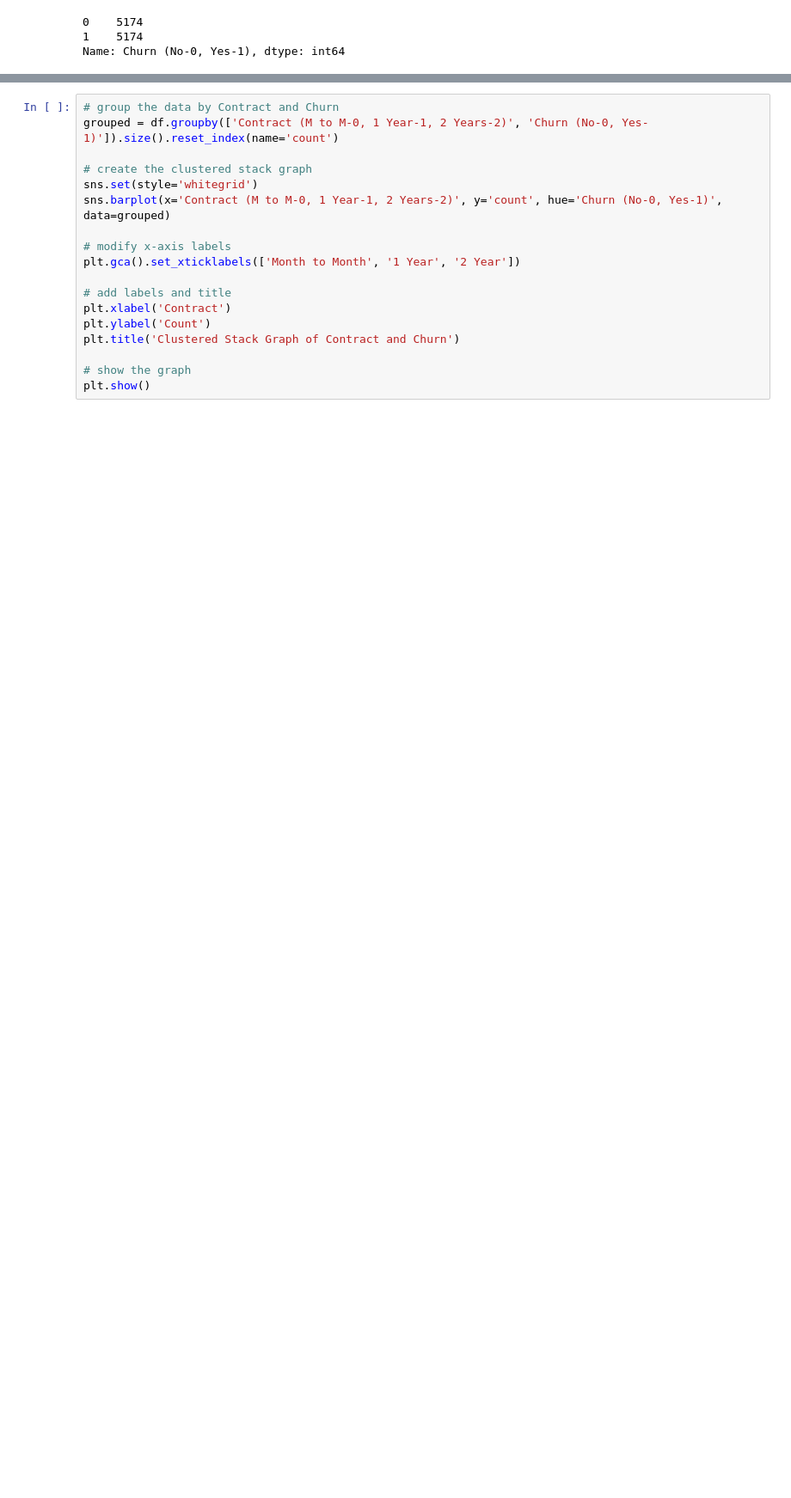
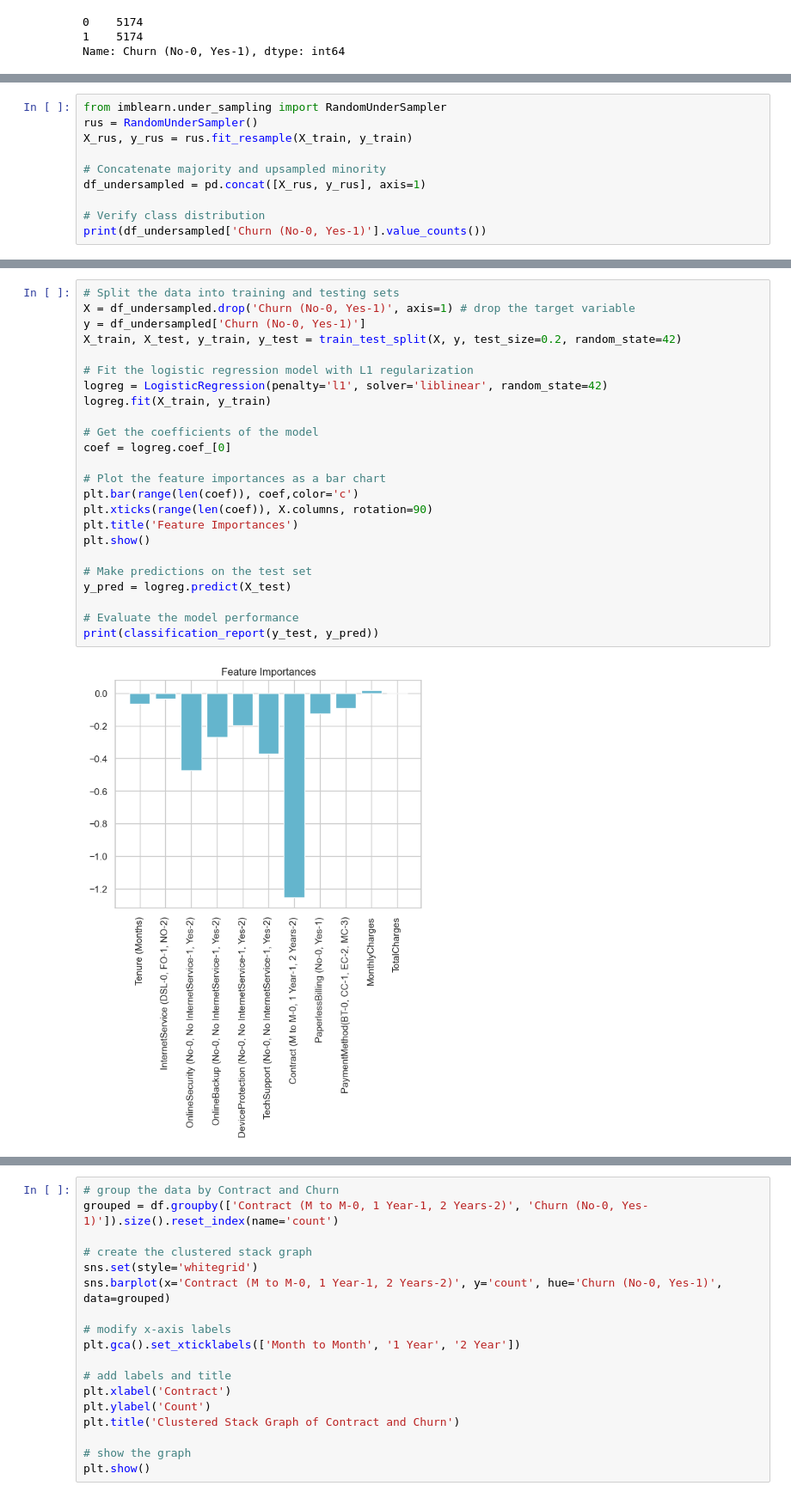
Before and after one commit to rickashb/BigDataAnalytics, a Jupyter notebook: bigdproject.ipynb, the cells around one changed output, grey strips where cells are left out. Shown at 86% size. Drawn from its saved outputs; the diff is of its cells as text; blank space fills up the shorter version.

Commit message:
ID3 -Removed 2nd Logistic Regression added Undersampling

```diff
--- a/bigdproject.ipynb
+++ b/bigdproject.ipynb
@@ -716,0 +768,10 @@ weighted avg       0.79      0.79      0.79      2070
+# %%
+from imblearn.under_sampling import RandomUnderSampler
+rus = RandomUnderSampler()
+X_rus, y_rus = rus.fit_resample(X_train, y_train)
+
+# Concatenate majority and upsampled minority
+df_undersampled = pd.concat([X_rus, y_rus], axis=1)
+
+# Verify class distribution
+print(df_undersampled['Churn (No-0, Yes-1)'].value_counts())
@@ -716,0 +782,26 @@ weighted avg       0.79      0.79      0.79      2070
+# %%
+# Split the data into training and testing sets
+X = df_undersampled.drop('Churn (No-0, Yes-1)', axis=1) # drop the target variable
+y = df_undersampled['Churn (No-0, Yes-1)']
+X_train, X_test, y_train, y_test = train_test_split(X, y, test_size=0.2, random_state=42)
+
+# Fit the logistic regression model with L1 regularization
+logreg = LogisticRegression(penalty='l1', solver='liblinear', random_state=42)
+logreg.fit(X_train, y_train)
+
+# Get the coefficients of the model
+coef = logreg.coef_[0]
+
+# Plot the feature importances as a bar chart
+plt.bar(range(len(coef)), coef,color='c')
+plt.xticks(range(len(coef)), X.columns, rotation=90)
+plt.title('Feature Importances')
+plt.show()
+
+# Make predictions on the test set
+y_pred = logreg.predict(X_test)
+
+# Evaluate the model performance
+print(classification_report(y_test, y_pred))
+# %% [output]
+[figure, added]
```
Also changed, not shown: parts of 59 cells of this notebook.
